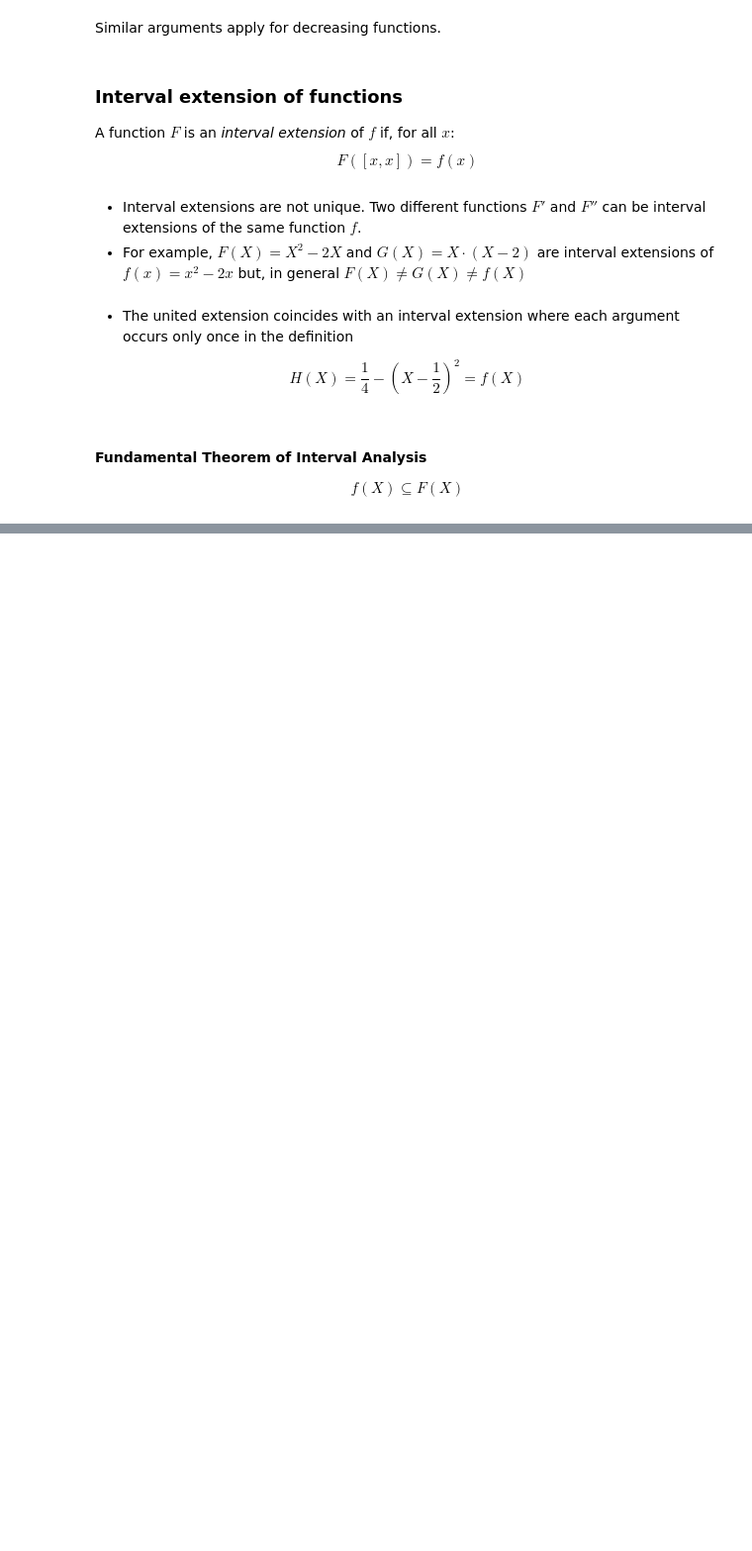
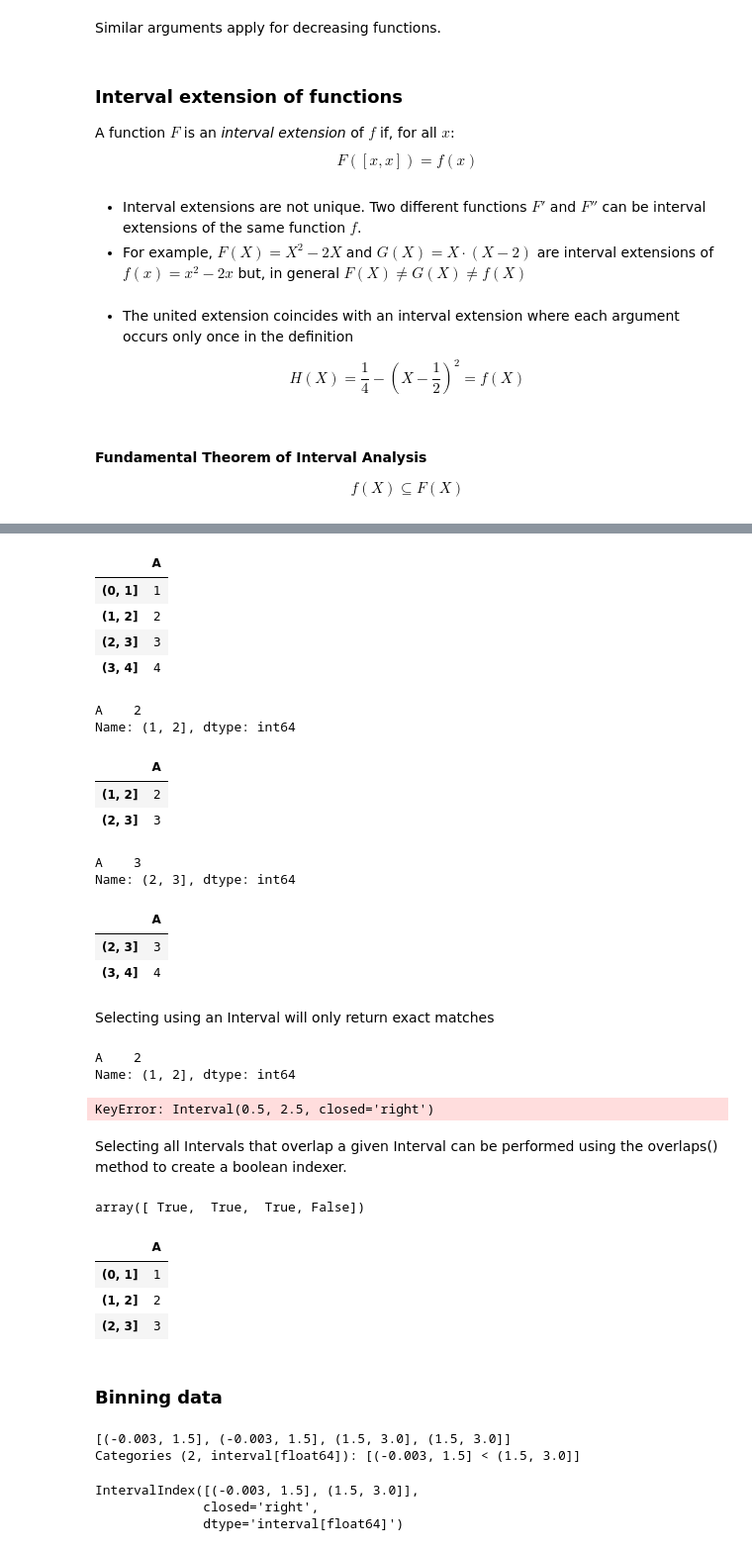
Before and after one commit to cmencar/Probabilistic-Programming-and-Bayesian-Methods-for-Hackers, a Jupyter notebook: Chapter7_IntervalArithmetic/TII-07.ipynb, the cells around one changed output, grey strips where cells are left out. Shown: that part at 99% size. Drawn from its saved outputs; the diff is of its cells as text; code cells hidden in the pictures; blank space fills up the shorter version.

```diff
--- a/Chapter7_IntervalArithmetic/TII-07.ipynb
+++ b/Chapter7_IntervalArithmetic/TII-07.ipynb
@@ -568,0 +719,69 @@ $$f(X) \subseteq F(X)$$
+# %%
+pd.read_csv('intervals.csv', index_col=0)
+# %% [output]
+|  | A |
+| (0, 1] | 1 |
+| (1, 2] | 2 |
+| (2, 3] | 3 |
+| (3, 4] | 4 |
+# %%
+df.loc[2]
+# %% [output]
+A    2
+Name: (1, 2], dtype: int64
+# %%
+ df.loc[[2, 3]]
+# %% [output]
+|  | A |
+| (1, 2] | 2 |
+| (2, 3] | 3 |
+# %%
+df.loc[2.5]
+# %% [output]
+A    3
+Name: (2, 3], dtype: int64
+# %%
+ df.loc[[2.5, 3.5]]
+# %% [output]
+|  | A |
+| (2, 3] | 3 |
+| (3, 4] | 4 |
+# %% [markdown]
+Selecting using an Interval will only return exact matches
+# %%
+df.loc[pd.Interval(1, 2)]
+# %% [output]
+A    2
+Name: (1, 2], dtype: int64
+# %%
+df.loc[pd.Interval(0.5, 2.5)]
+# %% [output]
+KeyError: Interval(0.5, 2.5, closed='right')
+# %% [markdown]
+Selecting all Intervals that overlap a given Interval can be performed using the overlaps() method to create a boolean indexer.
+# %%
+idxr = df.index.overlaps(pd.Interval(0.5, 2.5))
+idxr
+# %% [output]
+array([ True,  True,  True, False])
+# %%
+df[idxr]
+# %% [output]
+|  | A |
+| (0, 1] | 1 |
+| (1, 2] | 2 |
+| (2, 3] | 3 |
+# %% [markdown]
+### Binning data
+# %%
+c = pd.cut(range(4), bins=2)
+c
+# %% [output]
+[(-0.003, 1.5], (-0.003, 1.5], (1.5, 3.0], (1.5, 3.0]]
+Categories (2, interval[float64]): [(-0.003, 1.5] < (1.5, 3.0]]
+# %%
+c.categories
+# %% [output]
+IntervalIndex([(-0.003, 1.5], (1.5, 3.0]],
+              closed='right',
+              dtype='interval[float64]')
```
Also changed, not shown: parts of 38 cells of this notebook, 1 other file.
